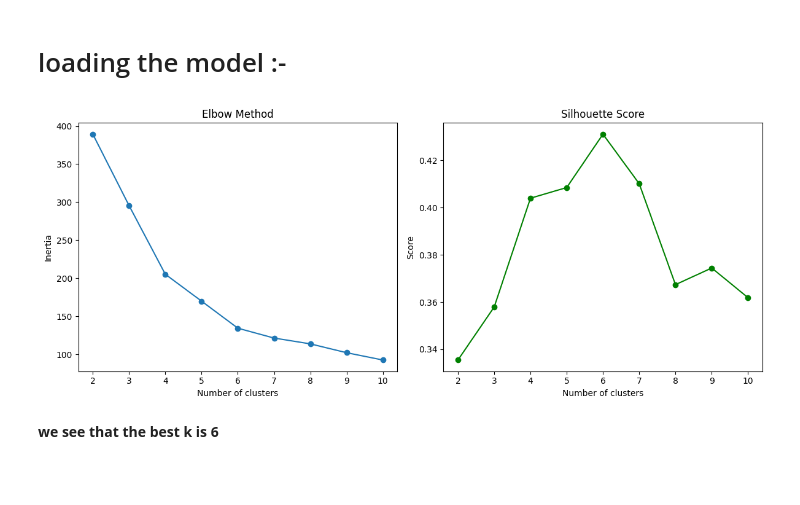
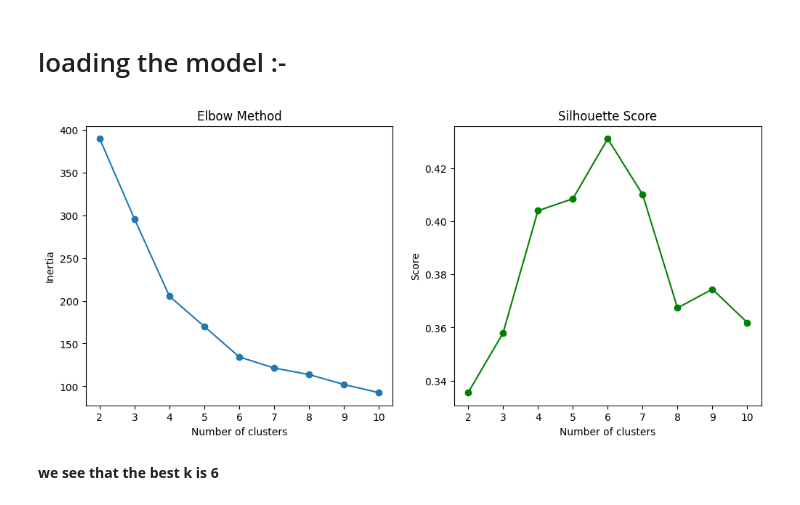
Before and after one commit to YamenRM/Mall-Customer-Segmentaion, a Jupyter notebook: Model.ipynb, the cells around one changed output. Drawn from its saved outputs; the diff is of its cells as text; code cells hidden in the pictures; blank space fills up the shorter version.

```diff
--- a/Model.ipynb
+++ b/Model.ipynb
@@ -148,36 +147,35 @@ from sklearn.decomposition import PCA
 from sklearn.metrics import silhouette_score
 
 
-#  Determine optimal k using Elbow Method
+#  Determine optimal k using Elbow Method and Silhouette Score
 inertia = []
 sil_scores = []
 k_range = range(2, 11)
 
 for k in k_range:
     model = KMeans(n_clusters=k, random_state=42)
     model.fit(X_scaled)
     inertia.append(model.inertia_)
     sil_scores.append(silhouette_score(X_scaled, model.labels_))
 
 #  Plot Elbow and Silhouette
 plt.figure(figsize=(12, 5))
 
 plt.subplot(1, 2, 1)
 plt.plot(k_range, inertia, marker='o')
 plt.title('Elbow Method')
 plt.xlabel('Number of clusters')
 plt.ylabel('Inertia')
 
 plt.subplot(1, 2, 2)
 plt.plot(k_range, sil_scores, marker='o', color='green')
 plt.title('Silhouette Score')
 plt.xlabel('Number of clusters')
 plt.ylabel('Score')
 
-plt.tight_layout()
 plt.show()
 # %% [output]
-[figure, old version]
+[figure, new version]
 # %% [markdown]
 **we see that the best k is 6**
 # %%
```
Also changed, not shown: parts of 5 cells of this notebook, 3 other files.
